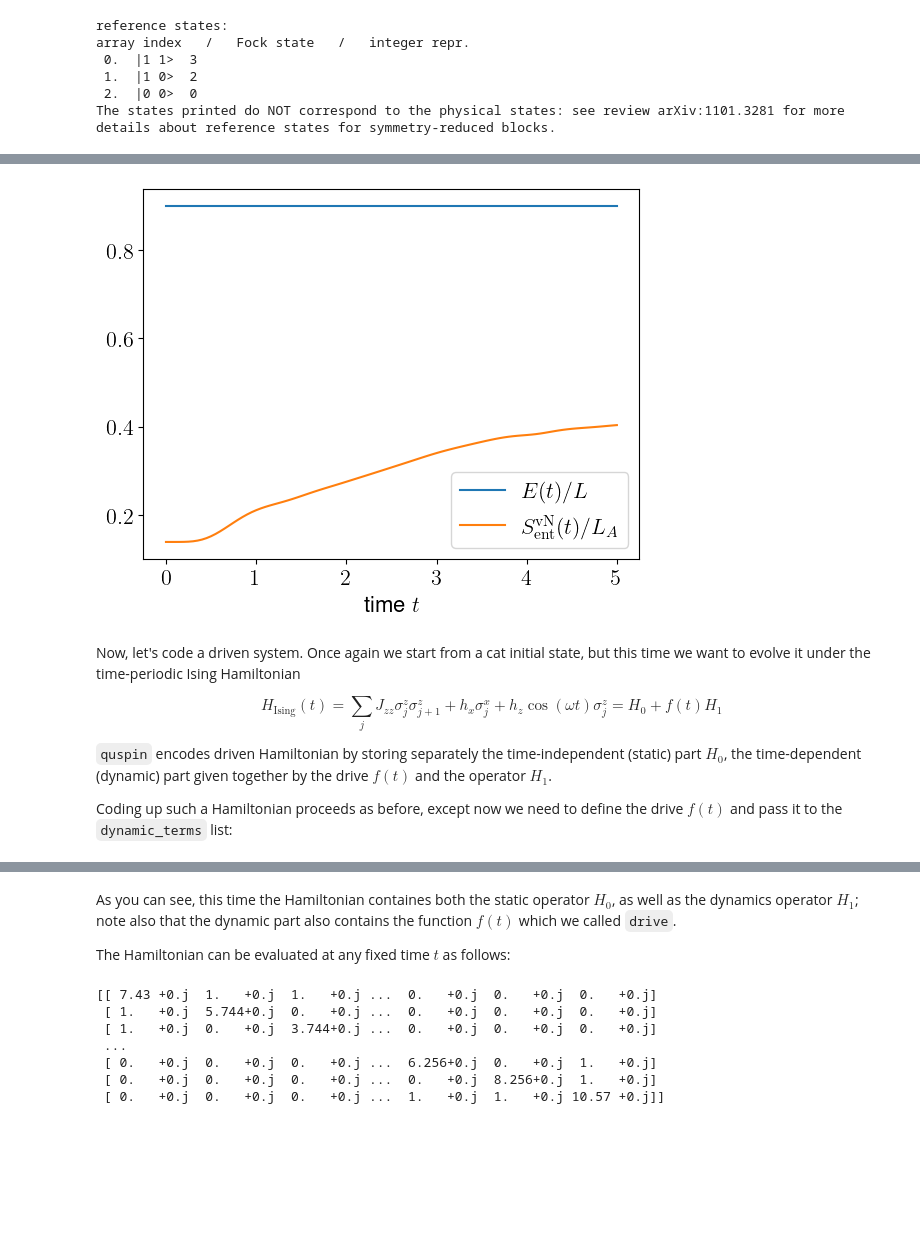
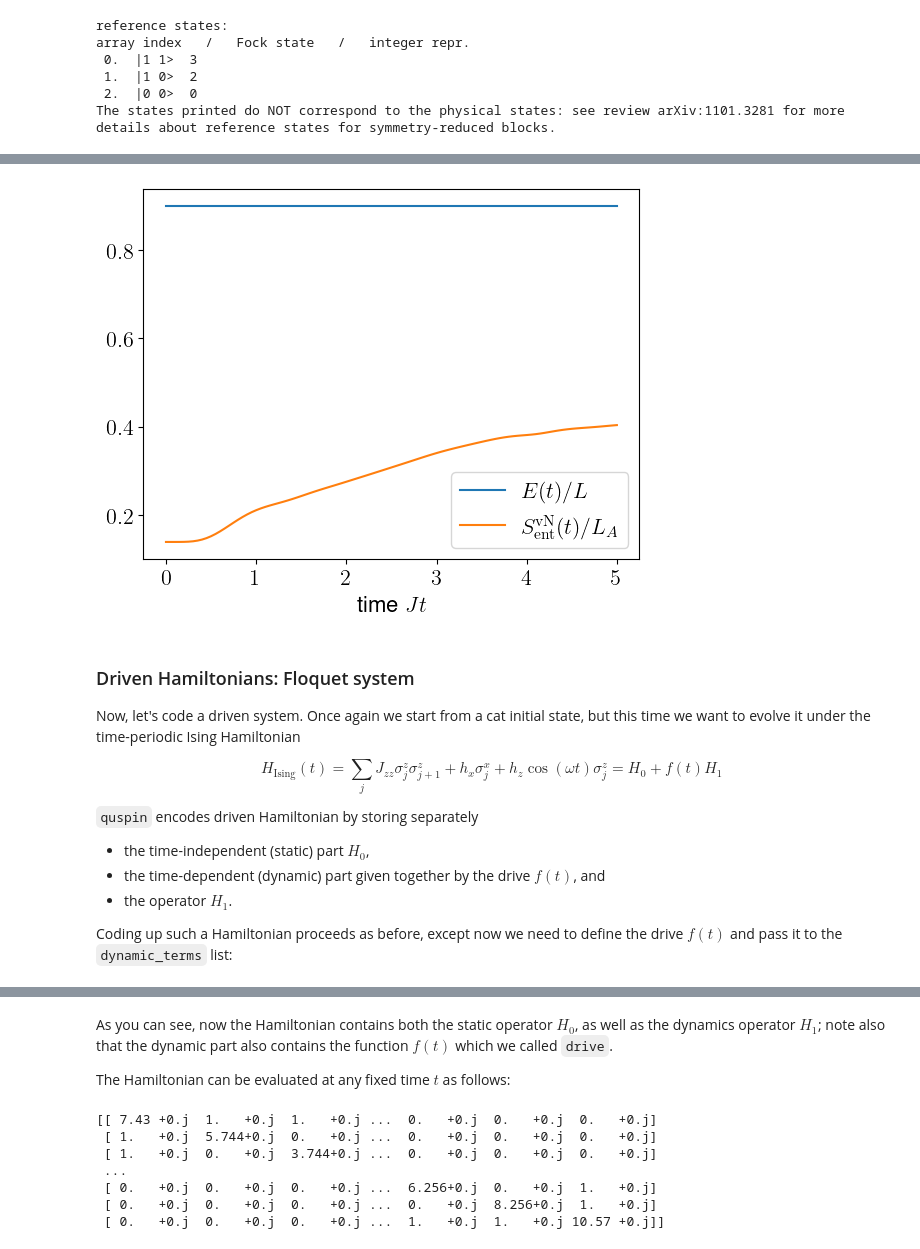
Before and after one commit to mgbukov/MBQD, a Jupyter notebook: quspin_basics.ipynb, the cells around one changed output, grey strips where cells are left out. Saved outputs shown, nothing was run; the diff lists cells and outputs as text; code cells hidden in the pictures; blank space fills up the shorter version.

```diff
--- a/quspin_basics.ipynb
+++ b/quspin_basics.ipynb
@@ -555,50 +655,56 @@ We want to compute:
 # %%
 from scipy.sparse.linalg import expm # matrix exponential for sparse generators
 
-# define times vector and timestep
+### define times vector and timestep
 N_timesteps = 101 # number of timesteps
 times, dt = np.linspace(0.0,5.0,N_timesteps, retstep=True)
 
-# compute unitary
+### compute unitary
 U_dt = expm(-1j*dt*H_Ising.tocsc()) # cast `hamiltonian' object H as a sparse matrix first
 
-# initial state: cat state (|00...0> + |11...1>)/sqrt(2)
+### initial state: cat state (|00...0> + |11...1>)/sqrt(2)
 psi_cat = np.zeros(basis_ising.Ns) # empty array of size basis_ising.Ns = 2**L
 psi_cat[basis_ising.index('0'*L)]=1.0 # set index corresponding to state '00...0' to value 1.0
 psi_cat[basis_ising.index('1'*L)]=1.0 # set index corresponding to state '11...1' to value 1.0
 psi_cat/=np.linalg.norm(psi_cat) # normalize state
 
-# pre-allocate memory to store value of observables
+### pre-allocate memory to store value of observables
 psi_cat_t = np.zeros((basis_ising.Ns,N_timesteps), dtype=np.complex128 ) # to-be evolved state
 E_t = np.zeros(N_timesteps, dtype=np.float64 ) # to-be energy expectations
 Sent_t = np.zeros(N_timesteps, dtype=np.float64 ) # to-be entanglement entropies density
 
-# compute time evolution using a recursive time loop
+### compute time evolution using a recursive time loop
 psi_cat_t[:,0] = psi_cat[:] # set initial state, [:] copies memory view
 E_t[0] = H_Ising.expt_value(psi_cat).real # set initial energy value
 Sent_t[0] = basis_ising.ent_entropy(psi_cat,)['Sent_A'] # set initial entanglement entropy value
+
 # run time evolution
 for j in np.arange(N_timesteps-1):
     # evolve
 	psi_cat_t[:,j+1] = U_dt @ psi_cat_t[:,j] # evolve state one step forward
 	# measure
 	E_t[j+1] = H_Ising.expt_value(psi_cat_t[:,j+1]).real # <psi(t)|H_Ising|psi(t)>
 	Sent_t[j+1] = basis_ising.ent_entropy(psi_cat_t[:,j+1])['Sent_A'] # entanglement density of half chain
 
-# plot results
+### plot results
 plt.plot(times, E_t/basis_ising.L, label='$E(t)/L$')
 plt.plot(times, Sent_t, label='$S_\mathrm{ent}^\mathrm{vN}(t)/L_A$')
-plt.xlabel('time $t$')
+plt.xlabel('time $Jt$')
 plt.legend()
 plt.show()
 # %% [output]
-[figure, old version]
+[figure, new version]
 # %% [markdown]
+### Driven Hamiltonians: Floquet system
+
 Now, let's code a driven system. Once again we start from a cat initial state, but this time we want to evolve it under the time-periodic Ising Hamiltonian
 
 $$ H_\text{Ising}(t) = \sum_j J_{zz} \sigma^z_j \sigma^z_{j+1} + h_x\sigma^x_j + h_z \cos(\omega t) \sigma^z_j = H_0 + f(t) H_1 $$
 
-`quspin` encodes driven Hamiltonian by storing separately the time-independent (static) part $H_0$, the time-dependent (dynamic) part given together by the drive $f(t)$ and the operator $H_1$.
+`quspin` encodes driven Hamiltonian by storing separately
+* the time-independent (static) part $H_0$,
+* the time-dependent (dynamic) part given together by the drive $f(t)$, and
+* the operator $H_1$.
 
 Coding up such a Hamiltonian proceeds as before, except now we need to define the drive $f(t)$ and pass it to the `dynamic_terms` list:
 # %%
@@ -642,7 +748,7 @@ static mat:
   (1022, 1022)  (-8+0j)
   (1023, 1023)  (-10+0j)
 # %% [markdown]
-As you can see, this time the Hamiltonian containes both the static operator $H_0$, as well as the dynamics operator $H_1$; note also that the dynamic part also contains the function $f(t)$ which we called `drive`.
+As you can see, now the Hamiltonian contains both the static operator $H_0$, as well as the dynamics operator $H_1$; note also that the dynamic part also contains the function $f(t)$ which we called `drive`.
 
 The Hamiltonian can be evaluated at any fixed time $t$ as follows:
 # %%
```
Also changed, not shown: parts of 49 cells of this notebook, 1 other file.
